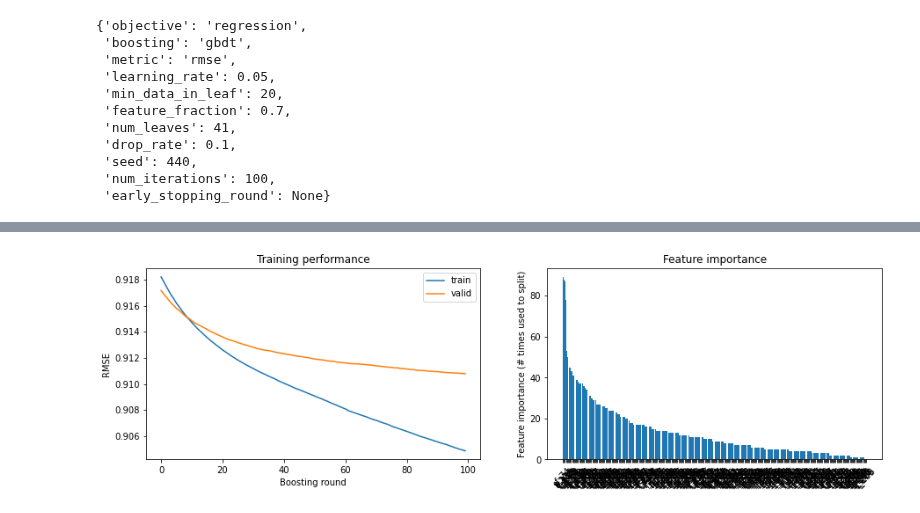
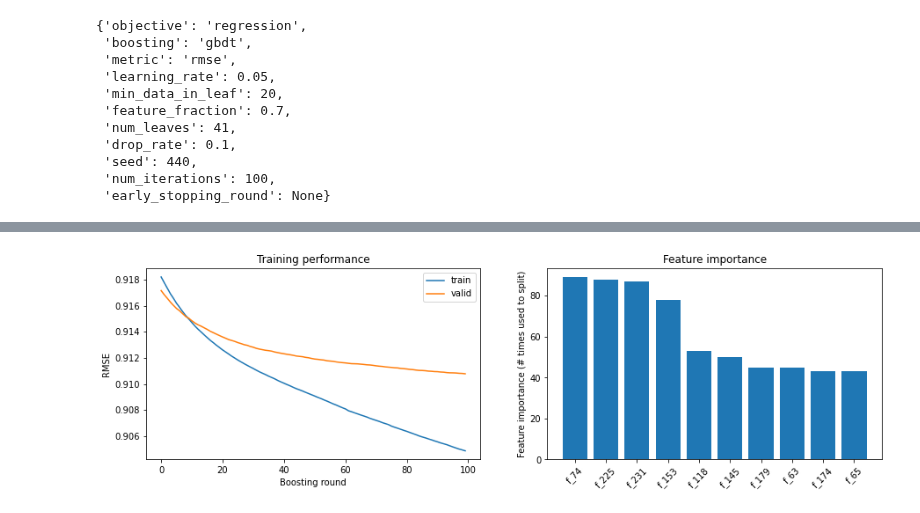
Before and after one commit to IMOKURI/ubiquant-market-prediction, a Jupyter notebook: notebooks/Training-PoC-lightgbm.ipynb, the cells around one changed output, grey strips where cells are left out. Saved outputs shown, nothing was run; the diff lists cells and outputs as text; code cells hidden in the pictures.

```diff
--- a/notebooks/Training-PoC-lightgbm.ipynb
+++ b/notebooks/Training-PoC-lightgbm.ipynb
@@ -106,8 +103,11 @@ memory usage: 3.6+ GB
 oof_df = pd.DataFrame()
 losses = utils.AverageMeter()
 evaluation_results = {}
-# callbacks = [lgb.log_evaluation(period=10), lgb.record_evaluation(evaluation_results)]
-callbacks = [lgb.record_evaluation(evaluation_results)]
+callbacks = [
+    lgb.log_evaluation(period=10),
+    lgb.record_evaluation(evaluation_results),
+    lgb.early_stopping(stopping_rounds=10),
+]
 # %%
 for fold in range(c.params.n_fold):
     log.info(f"========== fold {fold} training ==========")
@@ -187,24 +196,24 @@ defaultdict(collections.OrderedDict,
 # %%
 fig, axs = plt.subplots(1, 2, figsize=[15, 4])
 
 # Plot the log loss during training
 axs[0].plot(evaluation_results["train"]["rmse"], label="train")
 axs[0].plot(evaluation_results["valid"]["rmse"], label="valid")
 axs[0].set_ylabel("RMSE")
 axs[0].set_xlabel("Boosting round")
 axs[0].set_title("Training performance")
 axs[0].legend()
 
 # Plot feature importance
-importances = pd.DataFrame({"features": booster.feature_name(), "importance": booster.feature_importance()}).sort_values(
-    "importance", ascending=False
-)
+importances = pd.DataFrame(
+    {"features": booster.feature_name(), "importance": booster.feature_importance()}
+).sort_values("importance", ascending=False)[:10]
 axs[1].bar(x=np.arange(len(importances)), height=importances["importance"])
 axs[1].set_xticks(np.arange(len(importances)))
 axs[1].set_xticklabels(importances["features"], rotation=45)
 axs[1].set_ylabel("Feature importance (# times used to split)")
 axs[1].set_title("Feature importance")
 
 plt.show()
 # %% [output]
-[figure, old version]
+[figure, new version]
```
Also changed, not shown: parts of 12 cells of this notebook, 4 other files.
